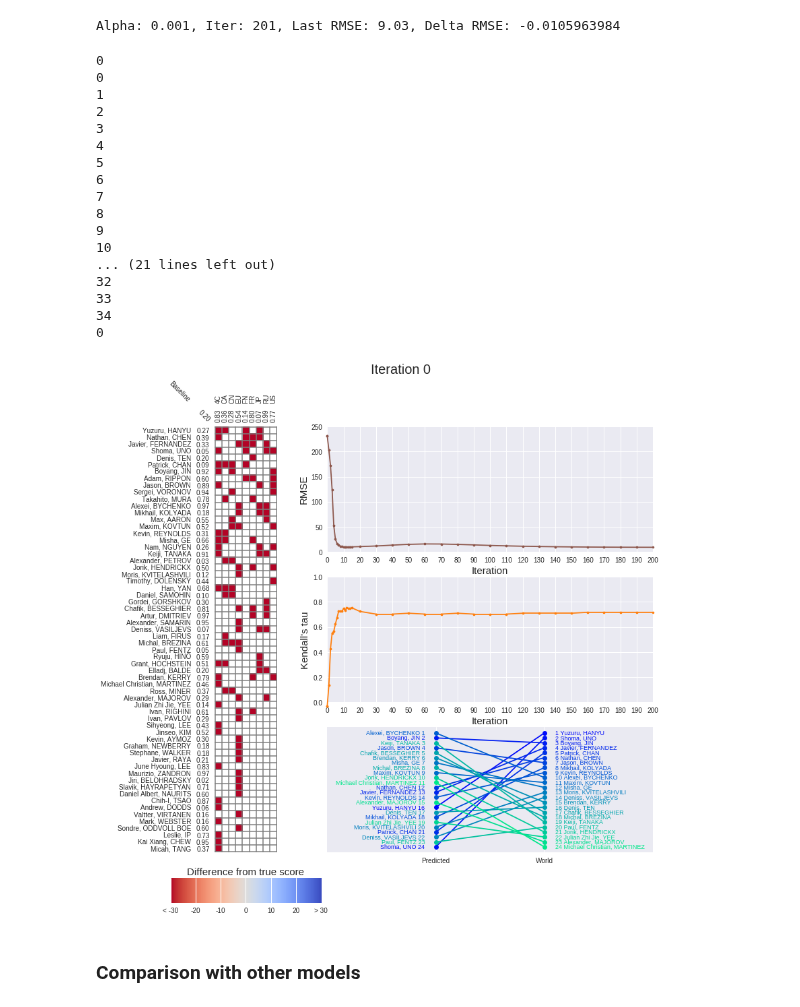
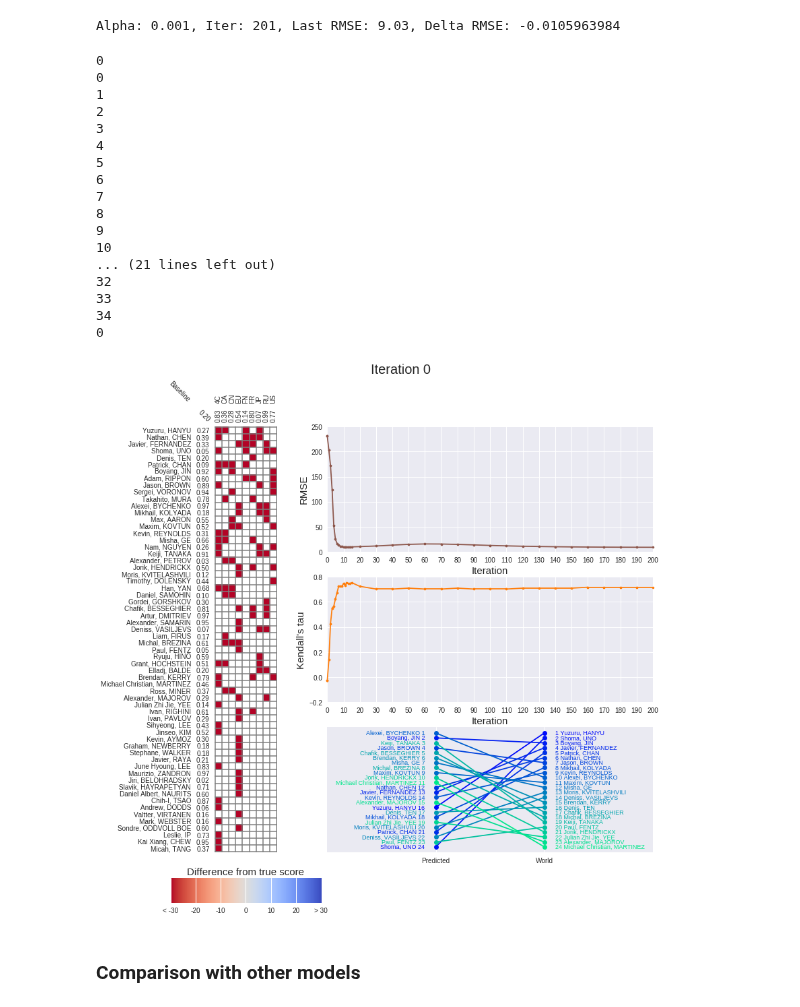
Before and after one commit to khanhnguyendata/skate_predict, a Jupyter notebook: analysis_part2.ipynb, the cells around one changed output. Saved outputs shown, nothing was run; the diff lists cells and outputs as text; code cells hidden in the pictures.

```diff
--- a/analysis_part2.ipynb
+++ b/analysis_part2.ipynb
@@ -224,7 +224,7 @@ ax3 = fig.add_subplot(grid[3:6, 1:])
 ax3.set_xlim(0, iter_log[-1])
 ax3.set_xticks(range(0, iter_log[-1]+1, 10))
 ax3.set_xlabel('Iteration', fontsize=15)
-ax3.set_ylim(0, 1)
+ax3.set_ylim(-0.2, 0.8)
 ax3.set_ylabel("Kendall's tau", fontsize=15)
 
 ax4 = fig.add_subplot(grid[6:9, 1:])
@@ -238,34 +238,34 @@ cmap = plt.cm.get_cmap('coolwarm')
 colors = cmap(np.arange(cmap.N))
 colors = np.flip(colors, axis=0)
 ax5.imshow([colors], extent=[-30, 30, 0, 10])
 ax5.xaxis.set_label_position('top')
 ax5.set_xlabel('Difference from true score', fontsize=15)
 ax5.set_xticklabels(['< -30', '-20', '-10', '0', '10', '20', '> 30'])
 ax5.set_yticks([])
 
 anim = FuncAnimation(fig, lambda i: update(i, fig, ax1, ax2, ax3, ax4),
                      frames=len(iter_log), interval=500, repeat_delay=3000)
 
 anim.save('viz/diff_anim.gif', writer='imagemagick')
 # %% [output]
 0
 0
 1
 2
 3
 4
 5
 6
 7
 8
 9
 10
 ... (21 lines left out)
 32
 33
 34
 0
-[figure, old version]
+[figure, new version]
 # %% [markdown]
 ### Comparison with other models
 # %%
```
Also changed, not shown: 1 other file.
